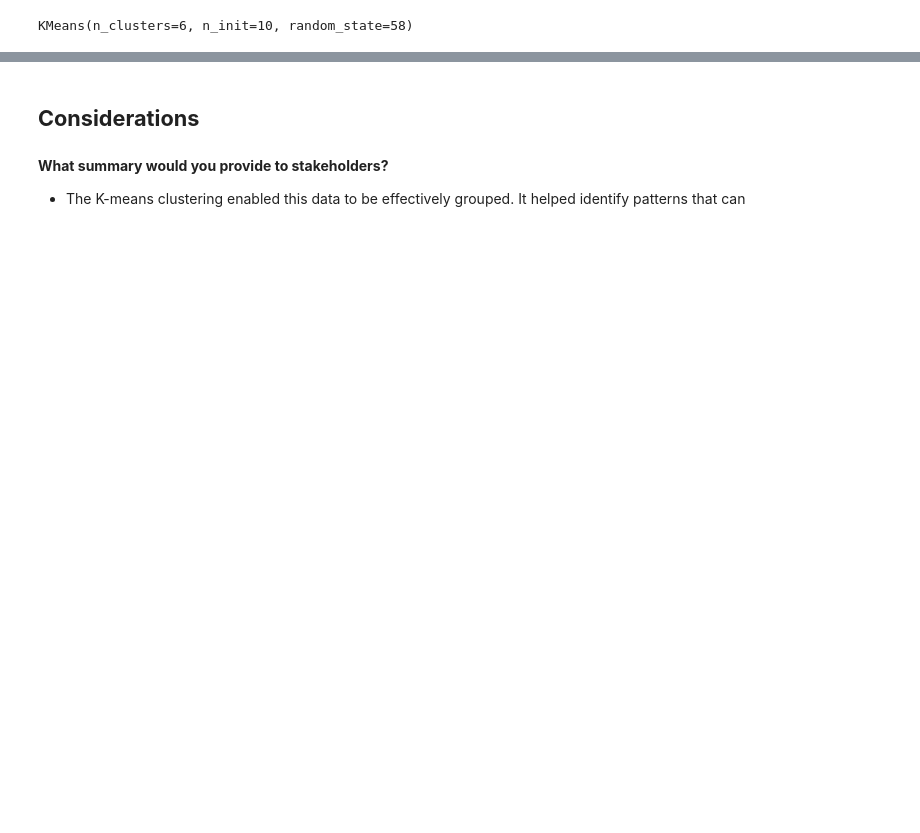
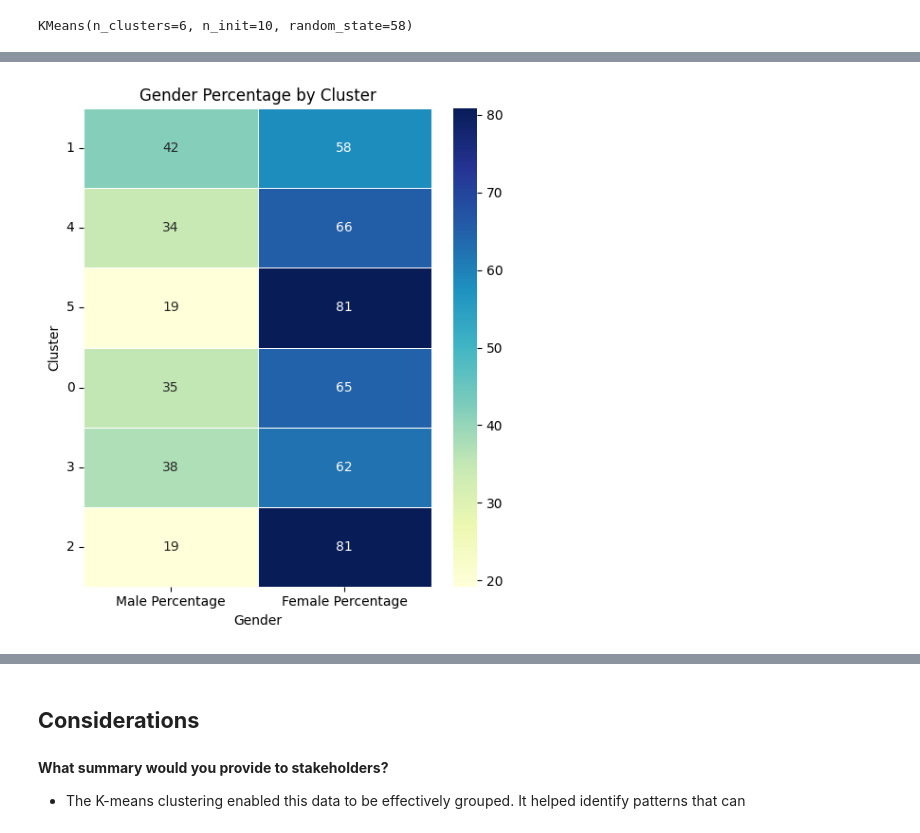
Before and after one commit to hashan068/ml-p02-employability-Graduates-uok, a Jupyter notebook: employability_of_Graduates.ipynb, the cells around one changed output, grey strips where cells are left out. Cells and saved outputs as stored; diff of their text form; code cells hidden in the pictures; blank space fills up the shorter version.

```diff
--- a/employability_of_Graduates.ipynb
+++ b/employability_of_Graduates.ipynb
@@ -596,0 +725,31 @@ fig.show()
+# %%
+
+# Calculate gender percentage for each cluster
+gender_counts = df.groupby('Cluster')['Gender'].value_counts().unstack(fill_value=0)
+gender_percentage = gender_counts.div(gender_counts.sum(axis=1), axis=0) * 100
+
+# Rename columns for better readability
+gender_percentage.rename({0: 'Male Percentage', 1: 'Female Percentage'}, axis=1, inplace=True)
+
+# Merge gender_percentage with new_df
+cluster_profile_with_gender = pd.merge(new_df, gender_percentage, left_index=True, right_index=True)
+
+# Sort clusters by employability
+cluster_profile_sorted = cluster_profile_with_gender.sort_values(by='Employment Percentage', ascending=False)
+
+# Plotting
+plt.figure(figsize=(10, 6))
+
+# Heatmap for gender percentage
+plt.subplot(1, 2, 2)
+sns.heatmap(cluster_profile_sorted[['Male Percentage', 'Female Percentage']],
+            annot=True, cmap='YlGnBu', cbar=True, linewidths=.5)
+plt.title('Gender Percentage by Cluster')
+plt.xlabel('Gender')
+plt.ylabel('Cluster')
+plt.yticks(rotation=0)
+
+plt.tight_layout()
+plt.show()
+# %% [output]
+[figure, added]
```
Also changed, not shown: parts of 18 cells of this notebook.
